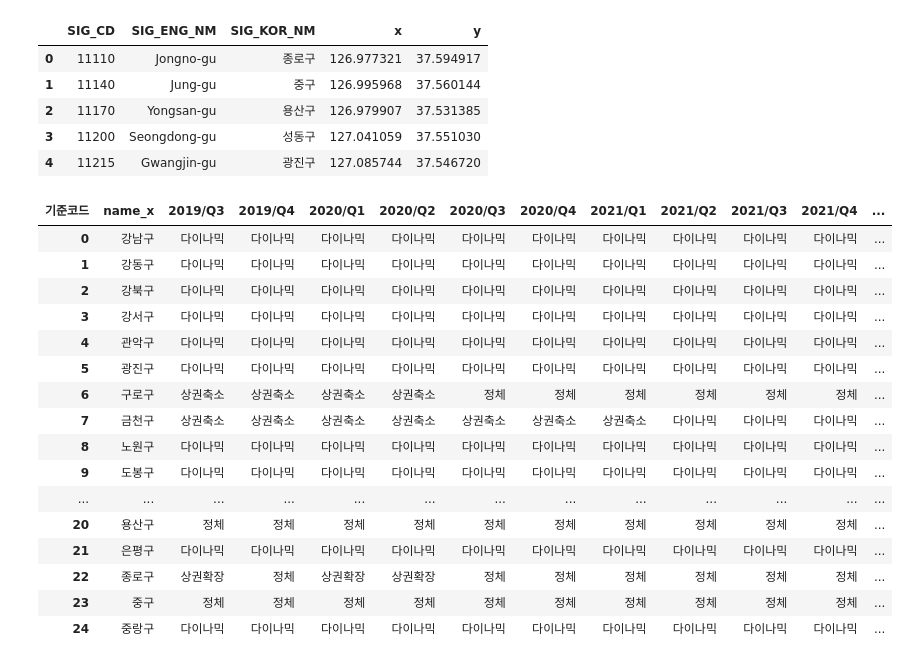
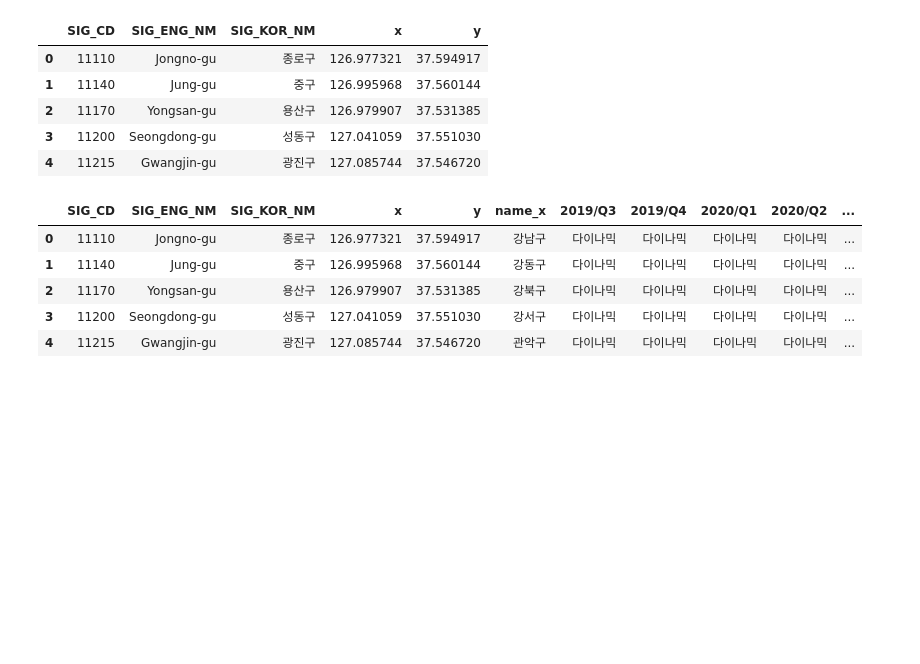
Before and after one commit to YongWanJin/KDTteam5_semiproject, a Jupyter notebook: code/상권변화지표_행정동별.ipynb, the cells around one changed output. Saved outputs shown, nothing was run; the diff lists cells and outputs as text; code cells hidden in the pictures; blank space fills up the shorter version.

```diff
--- a/code/상권변화지표_행정동별.ipynb
+++ b/code/상권변화지표_행정동별.ipynb
@@ -398,24 +275,15 @@ location.head()
 # %%
 #서울시의 자치구만 join
 biz_freq_num2 = biz_freq.copy()
 biz_freq_num2 = biz_freq_num2.xs('top', axis=1, level=1)
 biz_freq_num2 = biz_freq_num2.reset_index()
-biz_freq_num2
+
+data = pd.concat([location, biz_freq_num2], axis=1, join='inner')
+data.head() #자치구가 서로 반대로 연결됨
 # %% [output]
-| 기준코드 | name_x | 2019/Q3 | 2019/Q4 | 2020/Q1 | 2020/Q2 | 2020/Q3 | 2020/Q4 | 2021/Q1 | 2021/Q2 | 2021/Q3 | 2021/Q4 | ... |
-| 0 | 강남구 | 다이나믹 | 다이나믹 | 다이나믹 | 다이나믹 | 다이나믹 | 다이나믹 | 다이나믹 | 다이나믹 | 다이나믹 | 다이나믹 | ... |
-| 1 | 강동구 | 다이나믹 | 다이나믹 | 다이나믹 | 다이나믹 | 다이나믹 | 다이나믹 | 다이나믹 | 다이나믹 | 다이나믹 | 다이나믹 | ... |
-| 2 | 강북구 | 다이나믹 | 다이나믹 | 다이나믹 | 다이나믹 | 다이나믹 | 다이나믹 | 다이나믹 | 다이나믹 | 다이나믹 | 다이나믹 | ... |
-| 3 | 강서구 | 다이나믹 | 다이나믹 | 다이나믹 | 다이나믹 | 다이나믹 | 다이나믹 | 다이나믹 | 다이나믹 | 다이나믹 | 다이나믹 | ... |
-| 4 | 관악구 | 다이나믹 | 다이나믹 | 다이나믹 | 다이나믹 | 다이나믹 | 다이나믹 | 다이나믹 | 다이나믹 | 다이나믹 | 다이나믹 | ... |
-| 5 | 광진구 | 다이나믹 | 다이나믹 | 다이나믹 | 다이나믹 | 다이나믹 | 다이나믹 | 다이나믹 | 다이나믹 | 다이나믹 | 다이나믹 | ... |
-| 6 | 구로구 | 상권축소 | 상권축소 | 상권축소 | 상권축소 | 정체 | 정체 | 정체 | 정체 | 정체 | 정체 | ... |
-| 7 | 금천구 | 상권축소 | 상권축소 | 상권축소 | 상권축소 | 상권축소 | 상권축소 | 상권축소 | 다이나믹 | 다이나믹 | 다이나믹 | ... |
-| 8 | 노원구 | 다이나믹 | 다이나믹 | 다이나믹 | 다이나믹 | 다이나믹 | 다이나믹 | 다이나믹 | 다이나믹 | 다이나믹 | 다이나믹 | ... |
-| 9 | 도봉구 | 다이나믹 | 다이나믹 | 다이나믹 | 다이나믹 | 다이나믹 | 다이나믹 | 다이나믹 | 다이나믹 | 다이나믹 | 다이나믹 | ... |
-| ... | ... | ... | ... | ... | ... | ... | ... | ... | ... | ... | ... | ... |
-| 20 | 용산구 | 정체 | 정체 | 정체 | 정체 | 정체 | 정체 | 정체 | 정체 | 정체 | 정체 | ... |
-| 21 | 은평구 | 다이나믹 | 다이나믹 | 다이나믹 | 다이나믹 | 다이나믹 | 다이나믹 | 다이나믹 | 다이나믹 | 다이나믹 | 다이나믹 | ... |
-| 22 | 종로구 | 상권확장 | 정체 | 상권확장 | 상권확장 | 정체 | 정체 | 정체 | 정체 | 정체 | 정체 | ... |
-| 23 | 중구 | 정체 | 정체 | 정체 | 정체 | 정체 | 정체 | 정체 | 정체 | 정체 | 정체 | ... |
-| 24 | 중랑구 | 다이나믹 | 다이나믹 | 다이나믹 | 다이나믹 | 다이나믹 | 다이나믹 | 다이나믹 | 다이나믹 | 다이나믹 | 다이나믹 | ... |
+|  | SIG_CD | SIG_ENG_NM | SIG_KOR_NM | x | y | name_x | 2019/Q3 | 2019/Q4 | 2020/Q1 | 2020/Q2 | ... |
+| 0 | 11110 | Jongno-gu | 종로구 | 126.977321 | 37.594917 | 강남구 | 다이나믹 | 다이나믹 | 다이나믹 | 다이나믹 | ... |
+| 1 | 11140 | Jung-gu | 중구 | 126.995968 | 37.560144 | 강동구 | 다이나믹 | 다이나믹 | 다이나믹 | 다이나믹 | ... |
+| 2 | 11170 | Yongsan-gu | 용산구 | 126.979907 | 37.531385 | 강북구 | 다이나믹 | 다이나믹 | 다이나믹 | 다이나믹 | ... |
+| 3 | 11200 | Seongdong-gu | 성동구 | 127.041059 | 37.551030 | 강서구 | 다이나믹 | 다이나믹 | 다이나믹 | 다이나믹 | ... |
+| 4 | 11215 | Gwangjin-gu | 광진구 | 127.085744 | 37.546720 | 관악구 | 다이나믹 | 다이나믹 | 다이나믹 | 다이나믹 | ... |
```
Also changed, not shown: parts of 37 cells of this notebook.
